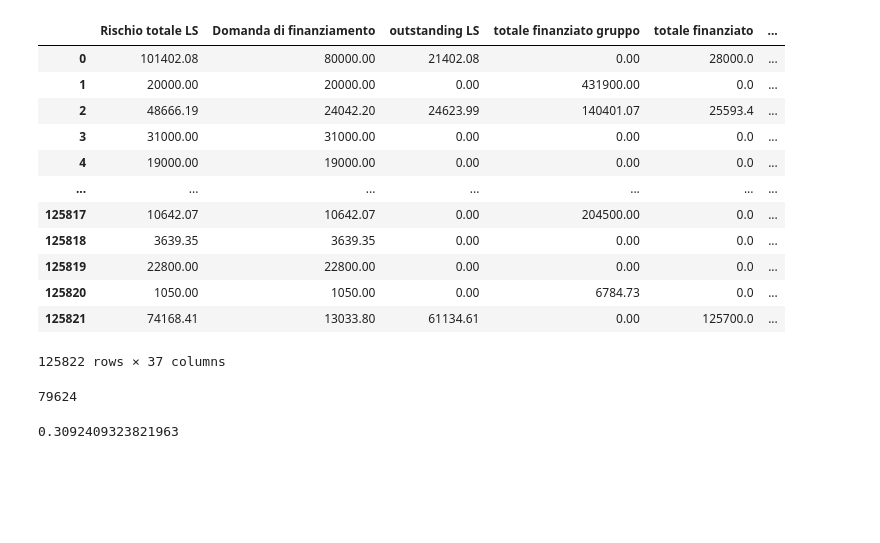
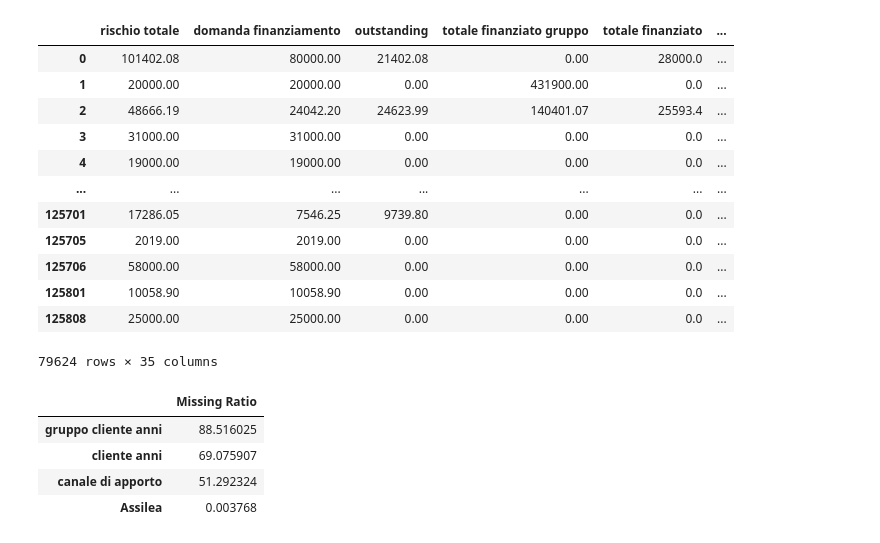
Before and after one commit to mariosacaj/leasing_solutions, a Jupyter notebook: main.ipynb, the cells around one changed output. Drawn from its saved outputs; the diff is of its cells as text; code cells hidden in the pictures; blank space fills up the shorter version.

```diff
--- a/main.ipynb
+++ b/main.ipynb
@@ -16,26 +7,26 @@ df_el['cliente societ� anni'].count()/len(df_el)
-# %%
-df_el
-# %% [output]
-|  | Rischio totale LS | Domanda di finanziamento | outstanding LS | totale finanziato gruppo | totale finanziato | ... |
-| 0 | 101402.08 | 80000.00 | 21402.08 | 0.00 | 28000.0 | ... |
-| 1 | 20000.00 | 20000.00 | 0.00 | 431900.00 | 0.0 | ... |
-| 2 | 48666.19 | 24042.20 | 24623.99 | 140401.07 | 25593.4 | ... |
-| 3 | 31000.00 | 31000.00 | 0.00 | 0.00 | 0.0 | ... |
-| 4 | 19000.00 | 19000.00 | 0.00 | 0.00 | 0.0 | ... |
-| ... | ... | ... | ... | ... | ... | ... |
-| 125817 | 10642.07 | 10642.07 | 0.00 | 204500.00 | 0.0 | ... |
-| 125818 | 3639.35 | 3639.35 | 0.00 | 0.00 | 0.0 | ... |
-| 125819 | 22800.00 | 22800.00 | 0.00 | 0.00 | 0.0 | ... |
-| 125820 | 1050.00 | 1050.00 | 0.00 | 6784.73 | 0.0 | ... |
-| 125821 | 74168.41 | 13033.80 | 61134.61 | 0.00 | 125700.0 | ... |
-125822 rows × 37 columns
-# %%
-len1 = len(df_el)
-df_el.drop_duplicates(subset='sCodiceDomandaSiel',inplace=True)
-len(df_el)
-# %% [output]
-79624
-# %%
-df_el['cliente societ� anni'].count()/len(df_el)
-# %% [output]
-0.3092409323821963
+# %%
+# Load and clean data
+df = ld.load_data()
+# %% [output]
+|  | rischio totale | domanda finanziamento | outstanding | totale finanziato gruppo | totale finanziato | ... |
+| 0 | 101402.08 | 80000.00 | 21402.08 | 0.00 | 28000.0 | ... |
+| 1 | 20000.00 | 20000.00 | 0.00 | 431900.00 | 0.0 | ... |
+| 2 | 48666.19 | 24042.20 | 24623.99 | 140401.07 | 25593.4 | ... |
+| 3 | 31000.00 | 31000.00 | 0.00 | 0.00 | 0.0 | ... |
+| 4 | 19000.00 | 19000.00 | 0.00 | 0.00 | 0.0 | ... |
+| ... | ... | ... | ... | ... | ... | ... |
+| 125701 | 17286.05 | 7546.25 | 9739.80 | 0.00 | 0.0 | ... |
+| 125705 | 2019.00 | 2019.00 | 0.00 | 0.00 | 0.0 | ... |
+| 125706 | 58000.00 | 58000.00 | 0.00 | 0.00 | 0.0 | ... |
+| 125801 | 10058.90 | 10058.90 | 0.00 | 0.00 | 0.0 | ... |
+| 125808 | 25000.00 | 25000.00 | 0.00 | 0.00 | 0.0 | ... |
+79624 rows × 35 columns
+# %%
+# Visualize statistics and basic info
+stat.missing_values(df)
+# %% [output]
+|  | Missing Ratio |
+| gruppo cliente anni | 88.516025 |
+| cliente anni | 69.075907 |
+| canale di apporto | 51.292324 |
+| Assilea | 0.003768 |
```
Also changed, not shown: parts of 14 cells of this notebook, 2 other files.
